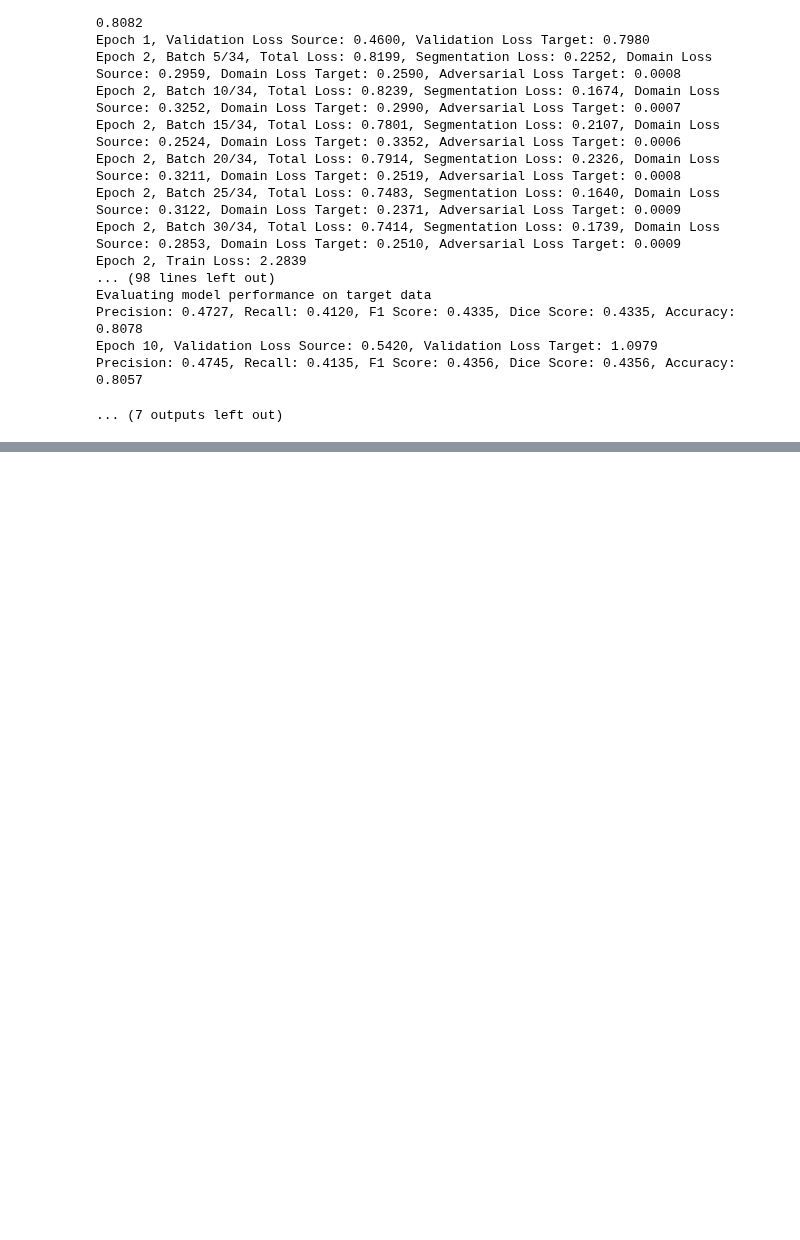
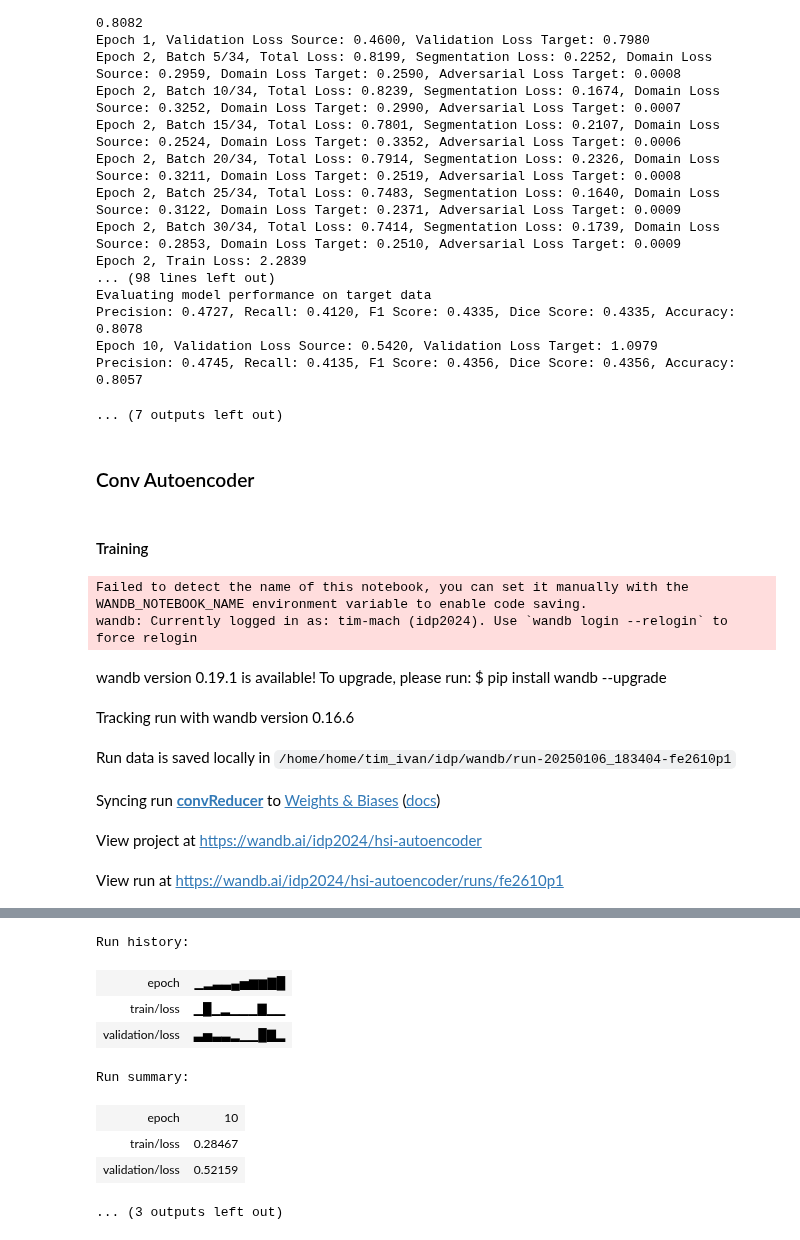
Before and after one commit to TimMachTUM/hsi-brain-segmentation, a Jupyter notebook: domain-adaptation.ipynb, the cells around one changed output, grey strips where cells are left out. Saved outputs shown, nothing was run; the diff lists cells and outputs as text; code cells hidden in the pictures; blank space fills up the shorter version.

```diff
--- a/domain-adaptation.ipynb
+++ b/domain-adaptation.ipynb
@@ -739,3 +759,63 @@ Precision: 0.4727, Recall: 0.4120, F1 Score: 0.4335, Dice Score: 0.4335, Accurac
 Epoch 10, Validation Loss Source: 0.5420, Validation Loss Target: 1.0979
 Precision: 0.4745, Recall: 0.4135, F1 Score: 0.4356, Dice Score: 0.4356, Accuracy: 0.8057
 ... (7 outputs left out)
+# %% [markdown]
+### Conv Autoencoder
+# %% [markdown]
+#### Training
+# %%
+from dataset import build_hsi_dataloader, HSIDataset, build_hsi_testloader
+from dimensionality_reduction.autoencoder import (
+    ConvAutoEncoder,
+    model_pipeline_autoencoder,
+)
+import torch
+from torch.utils.data import DataLoader
+
+trainloader_hsi = build_hsi_dataloader(
+    batch_size=8,
+    train_split=1,
+    val_split=0,
+    test_split=0,
+    exclude_labeled_data=True,
+    augmented=True,
+)[0]
+
+testloader_hsi = build_hsi_testloader()
+
+lr = 0.001
+gaussian = ConvAutoEncoder()
+device = torch.device("cuda:2" if torch.cuda.is_available() else "cpu")
+criterion = torch.nn.MSELoss()
+optimizer = torch.optim.Adam(gaussian.parameters(), lr=lr)
+
+
+config = {
+    "model": "convReducer",
+    "optimizer": "Adam",
+    "learning_rate": lr,
+    "batch_size": trainloader_hsi.batch_size,
+    "epochs": 10,
+}
+
+model_pipeline_autoencoder(
+    gaussian,
+    trainloader_hsi,
+    testloader_hsi,
+    criterion,
+    optimizer,
+    config,
+    project="hsi-autoencoder",
+    device=device,
+    model_name="convReducer",
+    batch_print=5,
+)
+# %% [output]
+Failed to detect the name of this notebook, you can set it manually with the WANDB_NOTEBOOK_NAME environment variable to enable code saving.
+wandb: Currently logged in as: tim-mach (idp2024). Use `wandb login --relogin` to force relogin
+wandb version 0.19.1 is available! To upgrade, please run: $ pip install wandb --upgrade
+Tracking run with wandb version 0.16.6
+Run data is saved locally in /home/home/tim_ivan/idp/wandb/run-20250106_183404-fe2610p1
+Syncing run convReducer to Weights & Biases (docs)
+View project at https://wandb.ai/idp2024/hsi-autoencoder
+View run at https://wandb.ai/idp2024/hsi-autoencoder/runs/fe2610p1
@@ -741,0 +839,9 @@ Precision: 0.4745, Recall: 0.4135, F1 Score: 0.4356, Dice Score: 0.4356, Accurac
+Run history:
+| epoch | ▁▂▃▃▄▅▆▆▇█ |
+| train/loss | ▁█▁▂▁▁▁▇▁▁ |
+| validation/loss | ▃▅▃▃▂▁▁█▇▂ |
+Run summary:
+| epoch | 10 |
+| train/loss | 0.28467 |
+| validation/loss | 0.52159 |
+... (3 outputs left out)
```
Also changed, not shown: parts of 4 cells of this notebook, 4 other files.
